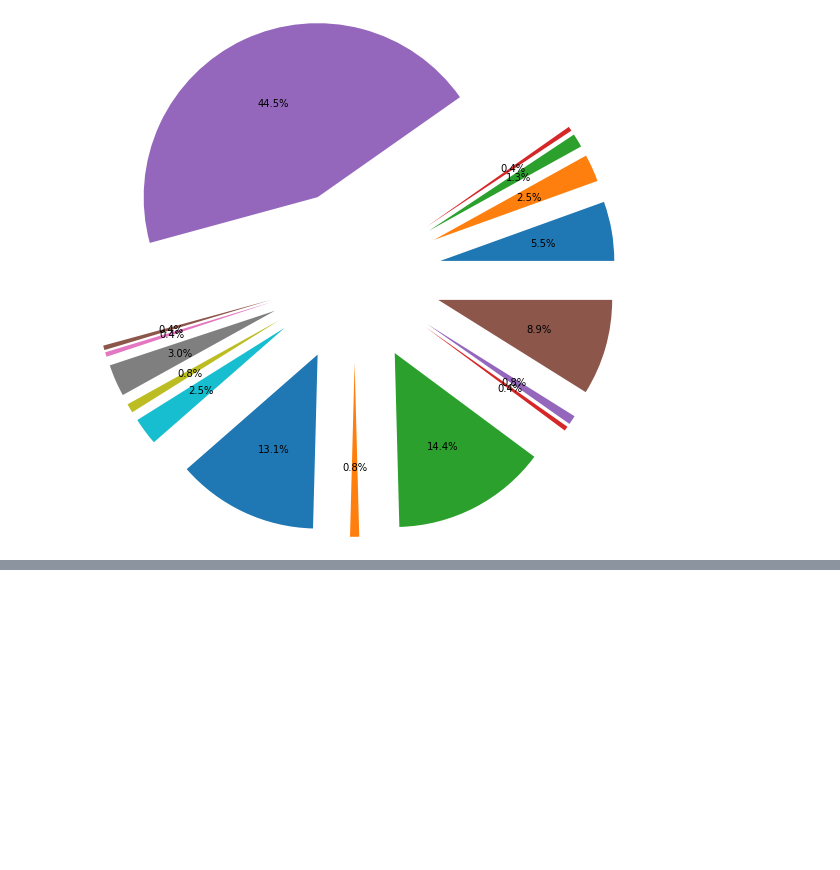
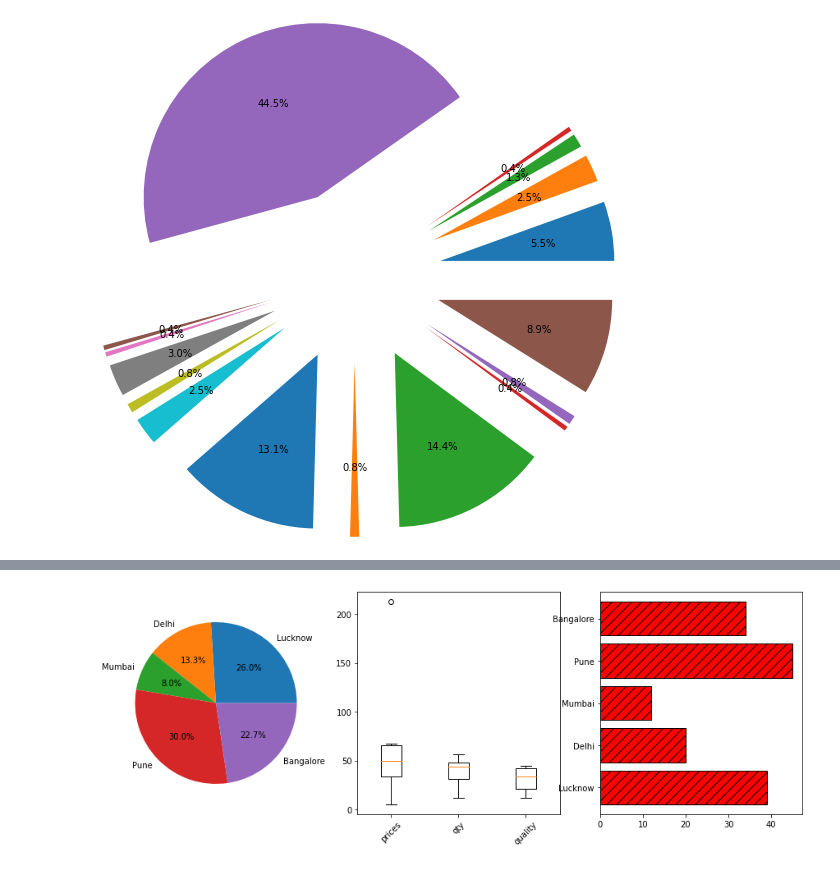
Before and after one commit to Letstry2code/Python-Basic, a Jupyter notebook: Data analysis/visual.ipynb, the cells around one changed output, grey strips where cells are left out. Saved outputs shown, nothing was run; the diff lists cells and outputs as text; code cells hidden in the pictures; blank space fills up the shorter version.

```diff
--- a/Data analysis/visual.ipynb
+++ b/Data analysis/visual.ipynb
@@ -308,0 +287,12 @@ plt.pie(mm,autopct='%1.1f%%',radius=2,explode=wedges)
+# %%
+plt.figure(figsize=(15,5))
+plt.subplot(1,3,2)
+plt.boxplot([prices,qty,quality])
+plt.xticks(np.arange(1,4),['prices','qty','quality'],rotation=45)
+plt.subplot(1,3,1)
+plt.pie(rainfall,labels=cities,autopct='%1.1f%%')
+plt.subplot(1,3,3)
+plt.barh(cities,rainfall,color='Red',edgecolor='black',hatch='//')
+plt.show()
+# %% [output]
+[figure, added]
```
Also changed, not shown: parts of 7 cells of this notebook.
